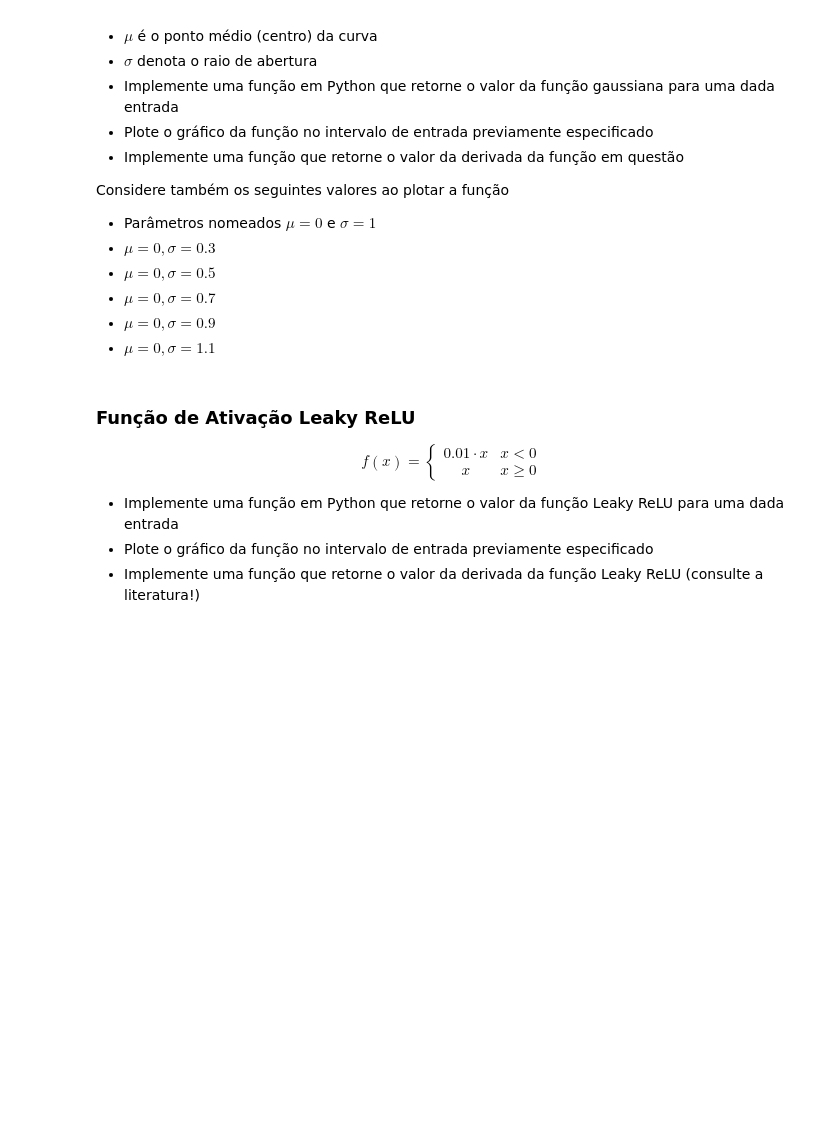
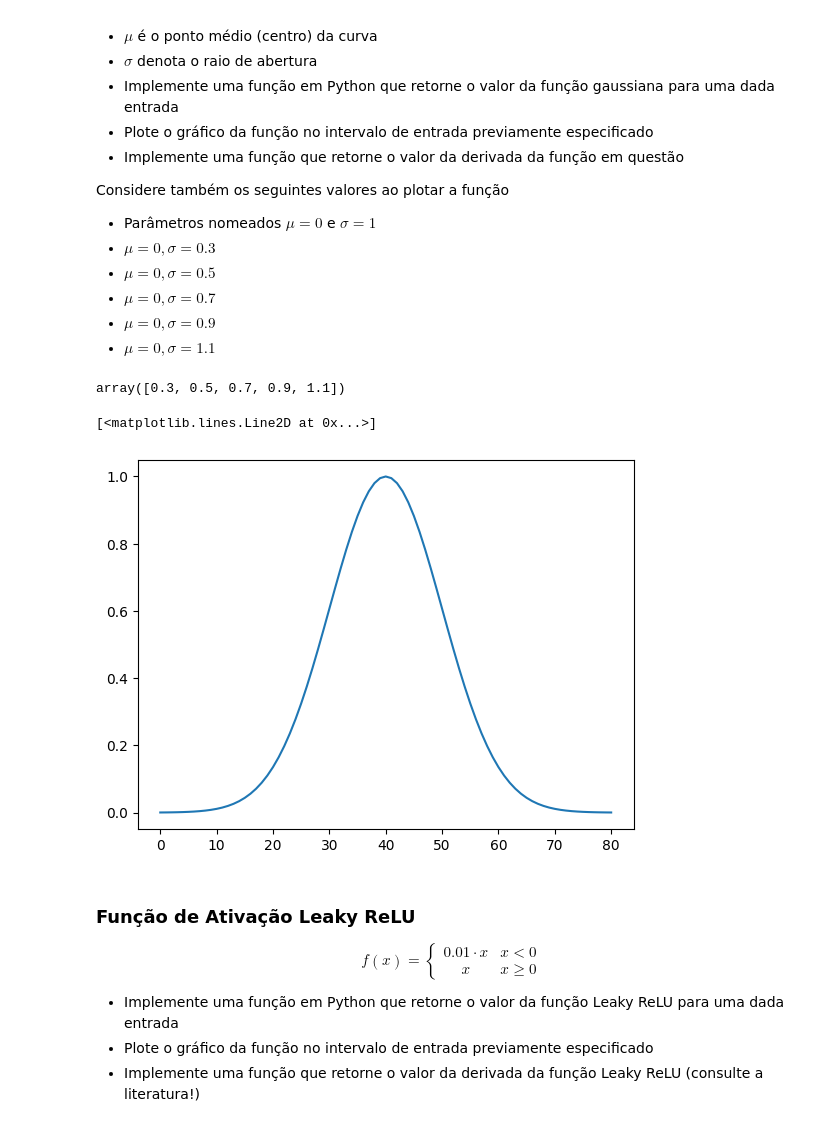
Before and after one commit to nezi404/redes_neurais, a Jupyter notebook: Funções_de_Ativação.ipynb, the cells around one changed output. Drawn from its saved outputs; the diff is of its cells as text; code cells hidden in the pictures; blank space fills up the shorter version.

```diff
--- a/Funções_de_Ativação.ipynb
+++ b/Funções_de_Ativação.ipynb
@@ -185,6 +205,21 @@ Considere também os seguintes valores ao plotar a função
 - $\mu = 0, \sigma = 0.7$
 - $\mu = 0, \sigma = 0.9$
 - $\mu = 0, \sigma = 1.1$
+# %%
+def gaussian(x, sigma, u = 0):
+  g = np.exp(-(x - u)**2 / (2 * sigma**2))
+  return g
+# %%
+g_arr = np.arange(0.3,1.2,0.2)
+g_arr
+# %% [output]
+array([0.3, 0.5, 0.7, 0.9, 1.1])
+# %%
+g_arr_graph = [gaussian(x, 1) for x in arr]
+plt.plot(g_arr_graph)
+# %% [output]
+[<matplotlib.lines.Line2D at 0x...>]
+[figure, added]
 # %% [markdown]
 ### Função de Ativação Leaky ReLU
 
```
Also changed, not shown: parts of 6 cells of this notebook.
